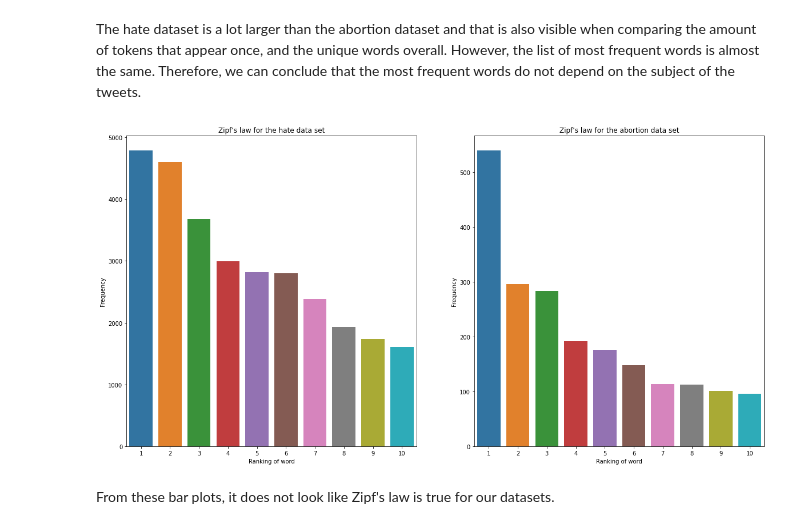
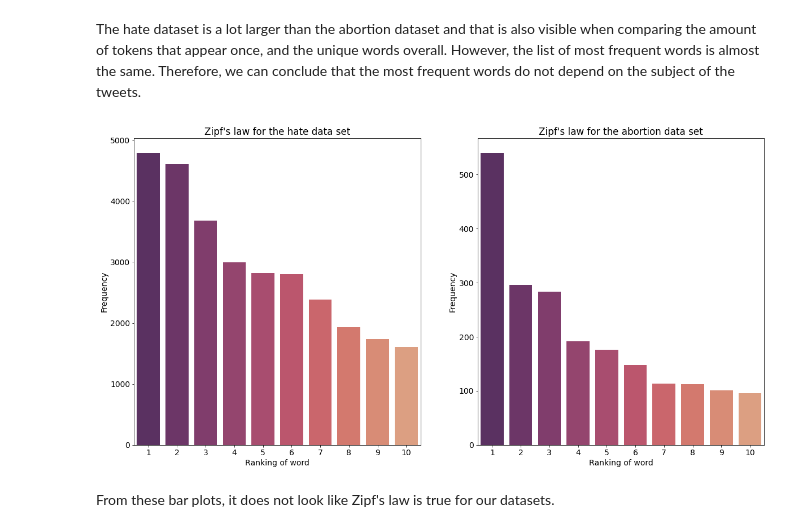
Before and after one commit to ITU-Bumblebees/fypgroup02_project3, a Jupyter notebook: notebooks/final.ipynb, the cells around one changed output. Cells and saved outputs as stored; diff of their text form; code cells hidden in the pictures.

```diff
--- a/notebooks/final.ipynb
+++ b/notebooks/final.ipynb
@@ -222,18 +242,24 @@ The tokens that only appear once in the hate train set are ['##NoMoreAfricans' '
 The tokens that only appear once in the abortion train set are ['#15minutes' 'recognised' 'recognize' ... 'Cora' 'tiny' 'timely']. In total there are 1993 amount of tokens that appear once.
 # %% [markdown]
 The hate dataset is a lot larger than the abortion dataset and that is also visible when comparing the amount of tokens that appear once, and the unique words overall. However, the list of most frequent words is almost the same. Therefore, we can conclude that the most frequent words do not depend on the subject of the tweets.
+# %%
+#set the font size to 14 for all of the plots
+font = {'size'   : 14}
+
+plt.rc('font', **font)
 # %%
 fig, axs = plt.subplots(1, 2, figsize = (20,10))
-sns.barplot(x = [i for i in range(1, 11)], y = counth[count_sorth][:10], ax = axs[0]);
-sns.barplot(x = [i for i in range(1, 11)], y =counta[count_sorta][:10], ax = axs[1]);
+
+sns.barplot(x = [i for i in range(1, 11)], y = counth[count_sorth][:10], ax = axs[0], palette = 'flare_r');
+sns.barplot(x = [i for i in range(1, 11)], y =counta[count_sorta][:10], ax = axs[1], palette = 'flare_r');
 
 axs[0].set(xlabel = 'Ranking of word', ylabel = 'Frequency', title = 'Zipf\'s law for the hate data set');
 axs[1].set(xlabel = 'Ranking of word', ylabel = 'Frequency', title = 'Zipf\'s law for the abortion data set');
 
 if savefigs:
     plt.savefig('../figs/figure_zipf.png', bbox_inches= 'tight')
 # %% [output]
-[figure, old version]
+[figure, new version]
 # %% [markdown]
 From these bar plots, it does not look like Zipf's law is true for our datasets.
 # %% [markdown]
```
Also changed, not shown: parts of 33 cells of this notebook, 17 other files.
